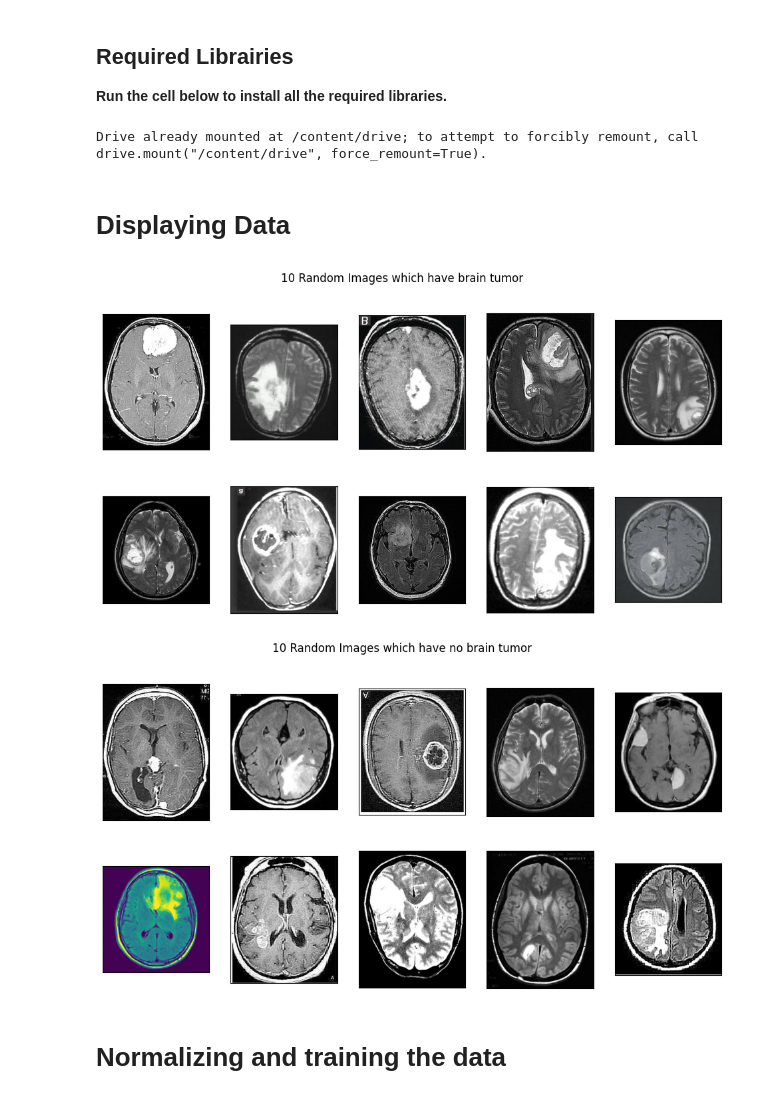
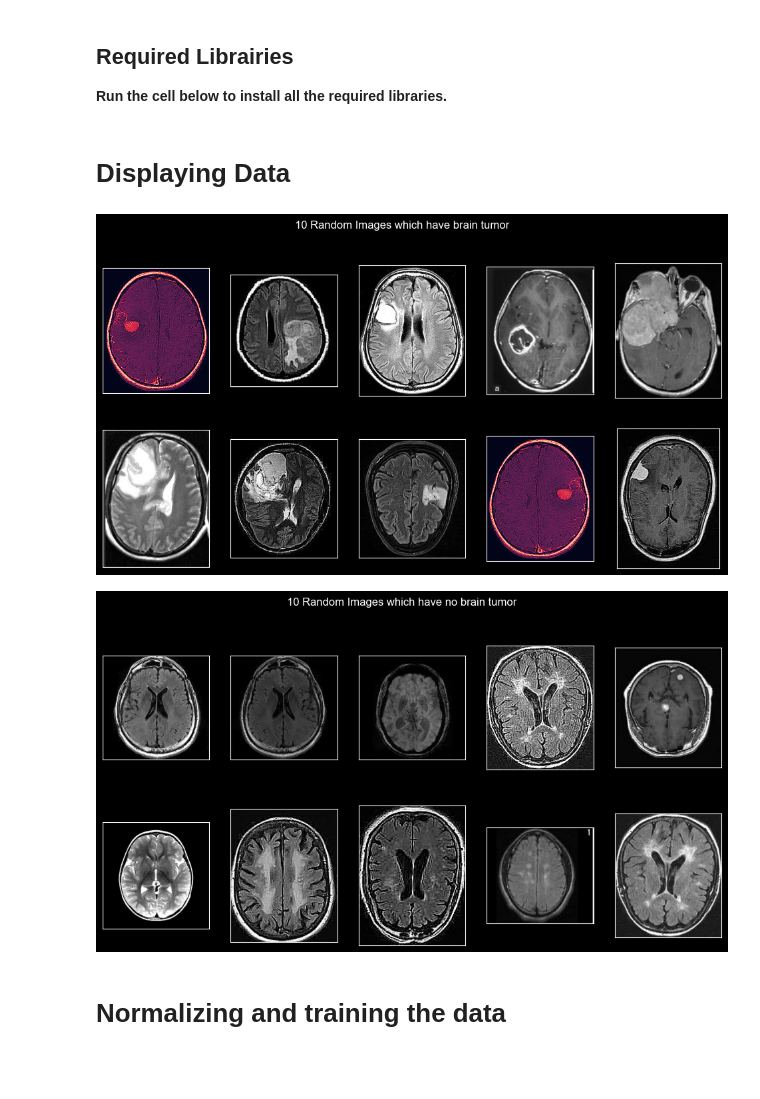
Before and after one commit to AliZ786/COMP-478, a Jupyter notebook: COMP478_Project.ipynb, the cells around one changed output. Drawn from its saved outputs; the diff is of its cells as text; code cells hidden in the pictures; blank space fills up the shorter version.

```diff
--- a/COMP478_Project.ipynb
+++ b/COMP478_Project.ipynb
@@ -7,11 +7,6 @@
 # %% [markdown]
 ## Required Librairies
 **Run the cell below to install all the required libraries.**
-# %%
-from google.colab import drive
-drive.mount('/content/drive')
-# %% [output]
-Drive already mounted at /content/drive; to attempt to forcibly remount, call drive.mount("/content/drive", force_remount=True).
 # %%
 # !pip install matplotlib
 # !pip install pandas
@@ -47,7 +42,7 @@ warnings.filterwarnings("ignore")
 # %% [markdown]
 # Displaying Data
 # %%
-folder_path = "drive/MyDrive/data/yes"
+folder_path = "./data/yes"
 image_list = os.listdir(folder_path)
 random_images = random.sample(image_list, 10)
 
@@ -65,27 +60,27 @@ for i, ax in enumerate(axes.flat):
 plt.suptitle("10 Random Images which have brain tumor")
 plt.show()
 # %% [output]
-[figure, old version]
+[figure, new version]
 # %%
-folder_path = "drive/MyDrive/data/yes"
+folder_path = "./data/no/"
 image_list = os.listdir(folder_path)
 random_images = random.sample(image_list, 10)
 
 image_data = []  # List to store image data
 
 fig, axes = plt.subplots(nrows=2, ncols=5, figsize=(12, 6))
 for i, ax in enumerate(axes.flat):
     image_path = os.path.join(folder_path, random_images[i])
     img = plt.imread(image_path)
     image_data.append(img)  # Append image to list
     ax.imshow(img)
     ax.set_xticks([])
     ax.set_yticks([])
 
 plt.suptitle("10 Random Images which have no brain tumor")
 plt.show()
 # %% [output]
-[figure, old version]
+[figure, new version]
 # %% [markdown]
 # Normalizing and training the data
 # %%
```
Also changed, not shown: parts of 2 cells of this notebook.
